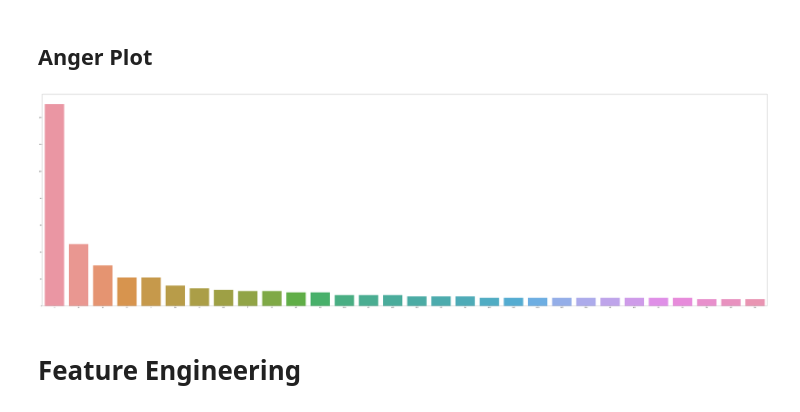
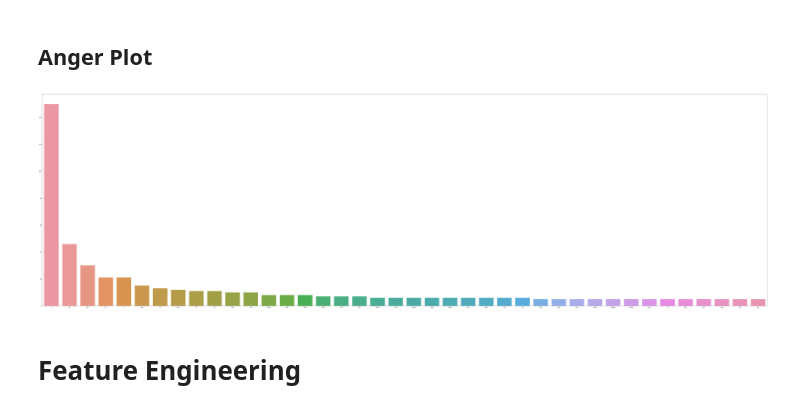
Before and after one commit to Jeyramana/NLP, a Jupyter notebook: EmotionText.ipynb, the cells around one changed output. Saved outputs shown, nothing was run; the diff lists cells and outputs as text; code cells hidden in the pictures.

```diff
--- a/EmotionText.ipynb
+++ b/EmotionText.ipynb
@@ -221,10 +194,10 @@ anger_keys = list(anger_tokens_sorted.keys())
 anger_values = list(anger_tokens_sorted.values())
 # %%
 plt.figure(figsize=(100, 30))
-sns.barplot(y=anger_values[:30], x=anger_keys[:30])
+sns.barplot(y=anger_values[:40], x=anger_keys[:40])
 plt.show()
 # %% [output]
-[figure, old version]
+[figure, new version]
 # %% [markdown]
 # Feature Engineering
 # %% [markdown]
```
Also changed, not shown: parts of 13 cells of this notebook.
